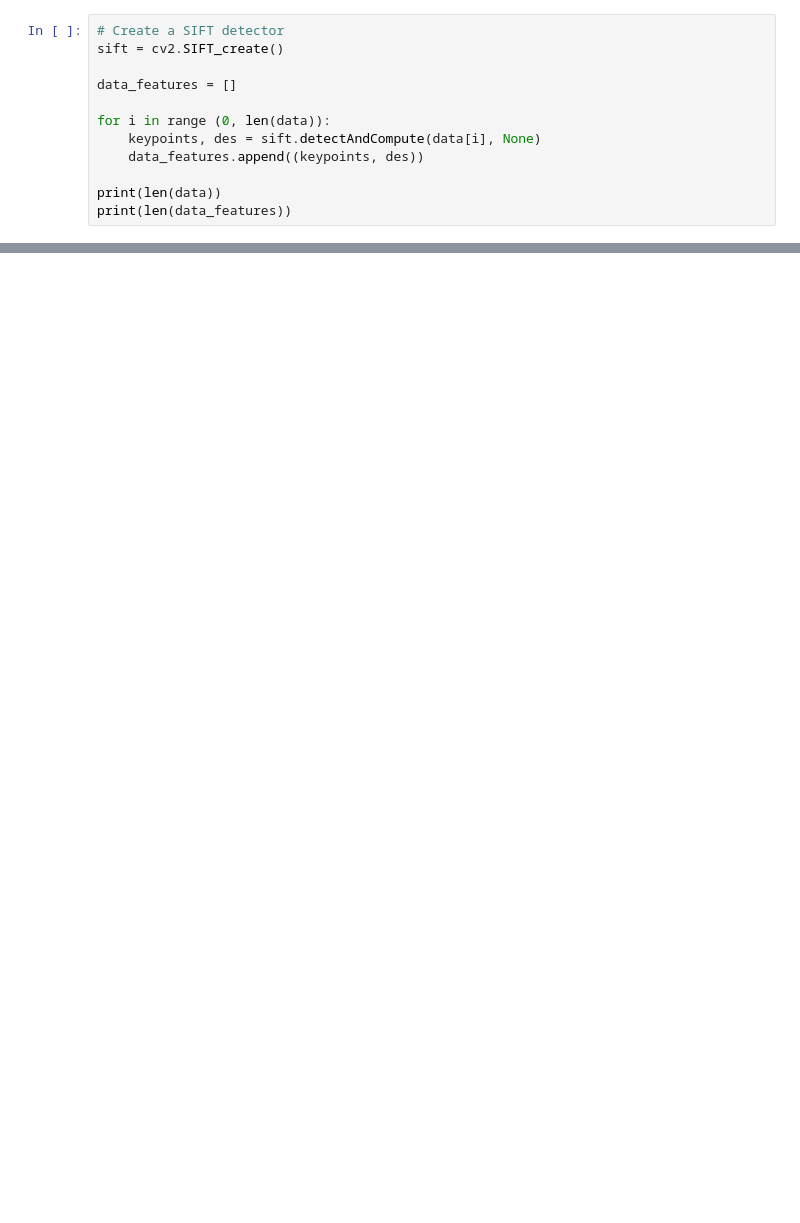
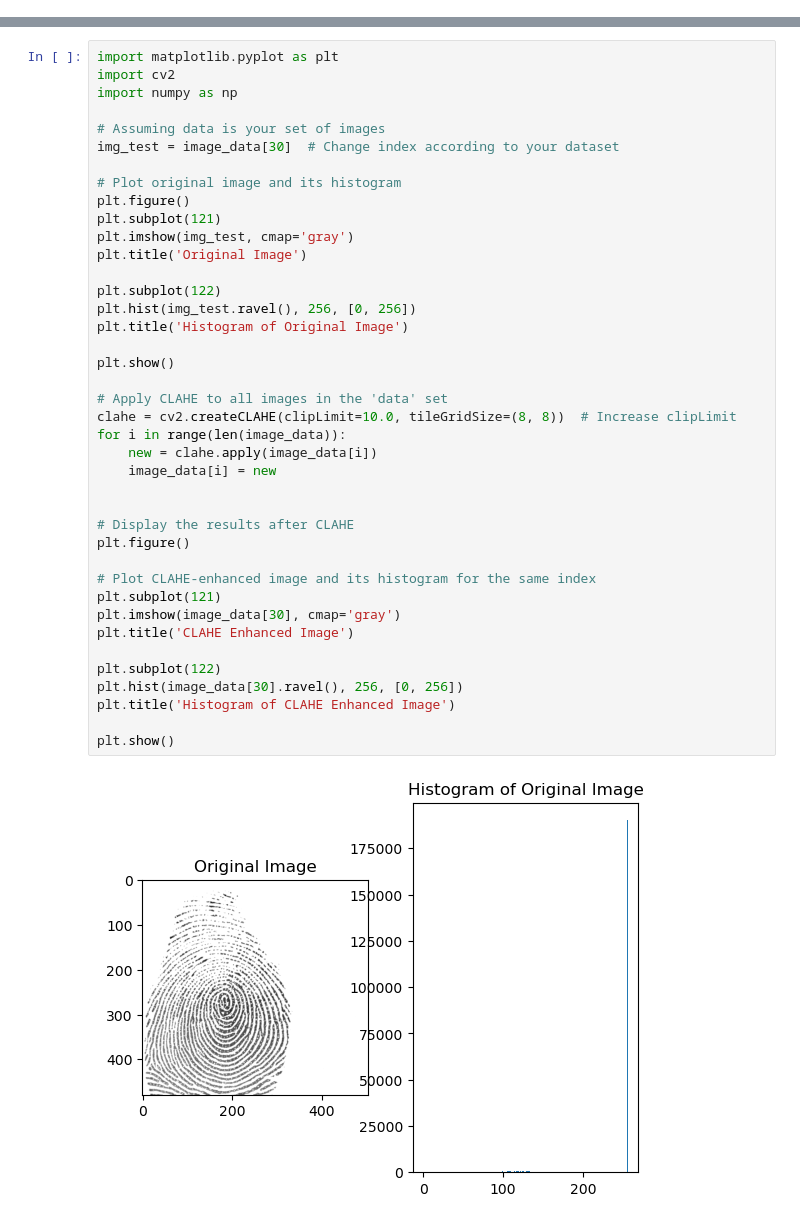
Before and after one commit to ndmch3w/FingerprintBiometric, a Jupyter notebook: biometric.ipynb, the cells around one changed output, grey strips where cells are left out. Drawn from its saved outputs; the diff is of its cells as text; blank space fills up the shorter version.

```diff
--- a/biometric.ipynb
+++ b/biometric.ipynb
@@ -433,12 +0,0 @@ Extract keypoints and descriptors for all processed real images in database
-# %%
-# Create a SIFT detector
-sift = cv2.SIFT_create()
-
-data_features = []
-
-for i in range (0, len(data)):
-    keypoints, des = sift.detectAndCompute(data[i], None)
-    data_features.append((keypoints, des))
-
-print(len(data))
-print(len(data_features))
@@ -761,0 +106,42 @@ print("Accuracy: " + str(accurate_count/num_samples * 100) + "%")
+# %%
+import matplotlib.pyplot as plt
+import cv2
+import numpy as np
+
+# Assuming data is your set of images
+img_test = image_data[30]  # Change index according to your dataset
+
+# Plot original image and its histogram
+plt.figure()
+plt.subplot(121)
+plt.imshow(img_test, cmap='gray')
+plt.title('Original Image')
+
+plt.subplot(122)
+plt.hist(img_test.ravel(), 256, [0, 256])
+plt.title('Histogram of Original Image')
+
+plt.show()
+
+# Apply CLAHE to all images in the 'data' set
+clahe = cv2.createCLAHE(clipLimit=10.0, tileGridSize=(8, 8))  # Increase clipLimit
+for i in range(len(image_data)):
+    new = clahe.apply(image_data[i])
+    image_data[i] = new
+
+
+# Display the results after CLAHE
+plt.figure()
+
+# Plot CLAHE-enhanced image and its histogram for the same index
+plt.subplot(121)
+plt.imshow(image_data[30], cmap='gray')
+plt.title('CLAHE Enhanced Image')
+
+plt.subplot(122)
+plt.hist(image_data[30].ravel(), 256, [0, 256])
+plt.title('Histogram of CLAHE Enhanced Image')
+
+plt.show()
+# %% [output]
+[figure, added]
```
Also changed, not shown: parts of 67 cells of this notebook, 1 other file.
